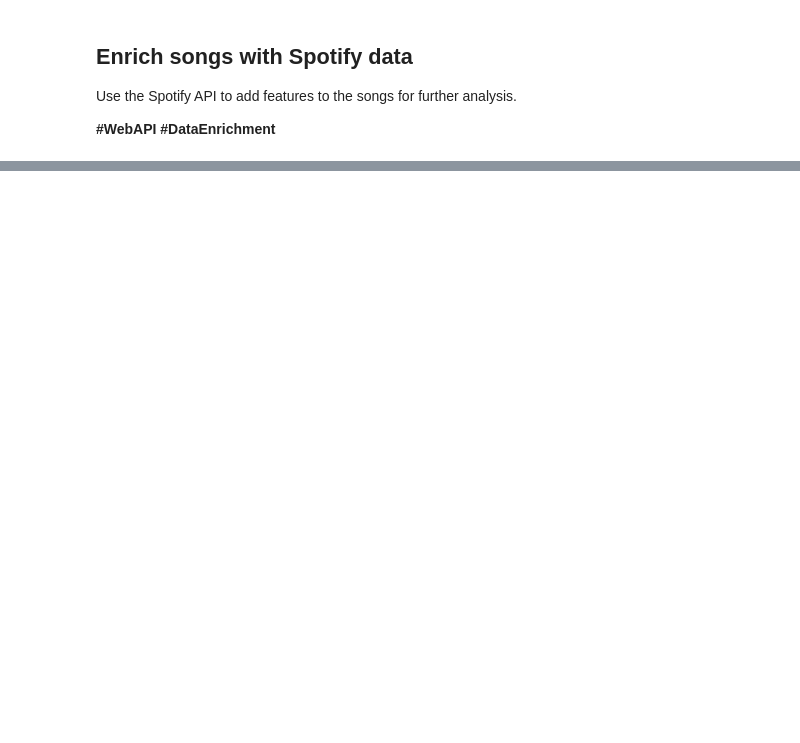
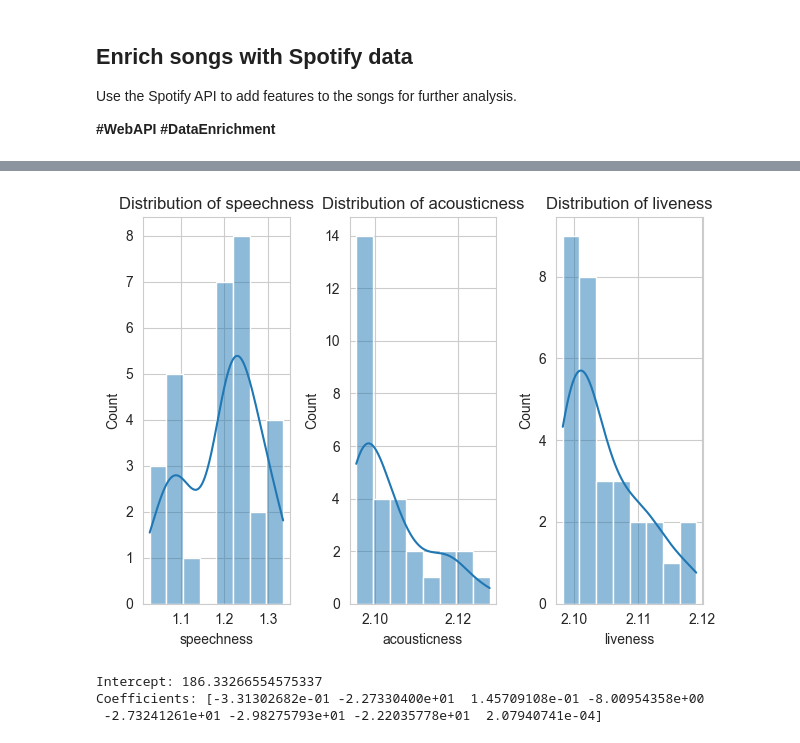
Before and after one commit to Sallydw/spotify_playlist_analysis, a Jupyter notebook: exploratory_analysis.ipynb, the cells around one changed output, grey strips where cells are left out. Saved outputs shown, nothing was run; the diff lists cells and outputs as text; code cells hidden in the pictures; blank space fills up the shorter version.

```diff
--- a/exploratory_analysis.ipynb
+++ b/exploratory_analysis.ipynb
@@ -130,0 +120,40 @@ spotify_songs_df
+# %%
+## Log transform data that are exponentially distributed
+hip_pop_songs[['speechness','acousticness','liveness']]=np.log1p(hip_pop_songs[['speechiness','acousticness','liveness']])+1
+log_transformed_hip_pop_songs=hip_pop_songs[['speechness','acousticness','liveness']]
+for column in log_transformed_hip_pop_songs.columns:
+    plt.subplot(1, 3, list(log_transformed_hip_pop_songs.columns).index(column) + 1)
+    sns.histplot(hip_pop_songs[column],bins=8, kde=True)
+    plt.title(f'Distribution of {column}')
+plt.tight_layout()
+plt.show()
+# %% [output]
+[figure, added]
+# %%
+## Log transform data that are exponentially distributed
+hip_pop_songs[['speechness','acousticness','liveness']]=np.log1p(hip_pop_songs[['speechiness','acousticness','liveness']])+1
+for column in hip_pop_songs.columns:
+    plt.subplot(3, 3, list(hip_pop_songs.columns).index(column) + 1)
+    sns.histplot(hip_pop_songs[column],bins=8, kde=True)
+    plt.title(f'Distribution of {column}')
+plt.tight_layout()
+plt.show()
+
+
+
+## Build a linear regression model to predict popularity
+model = LinearRegression()
+
+## Fit the model
+X = hip_pop_songs[['danceability','energy','loudness','speechiness','acousticness',
+                  'instrumentalness','liveness','tempo']]
+y = hip_pop_songs['popularity']
+model.fit(X, y)
+
+## Print the model coefficients
+print('Intercept:', model.intercept_)
+print('Coefficients:', model.coef_)
+# %% [output]
+Intercept: 186.33266554575337
+Coefficients: [-3.31302682e-01 -2.27330400e+01  1.45709108e-01 -8.00954358e+00
+ -2.73241261e+01 -2.98275793e+01 -2.22035778e+01  2.07940741e-04]
```
Also changed, not shown: parts of 7 cells of this notebook, 1 other file.
